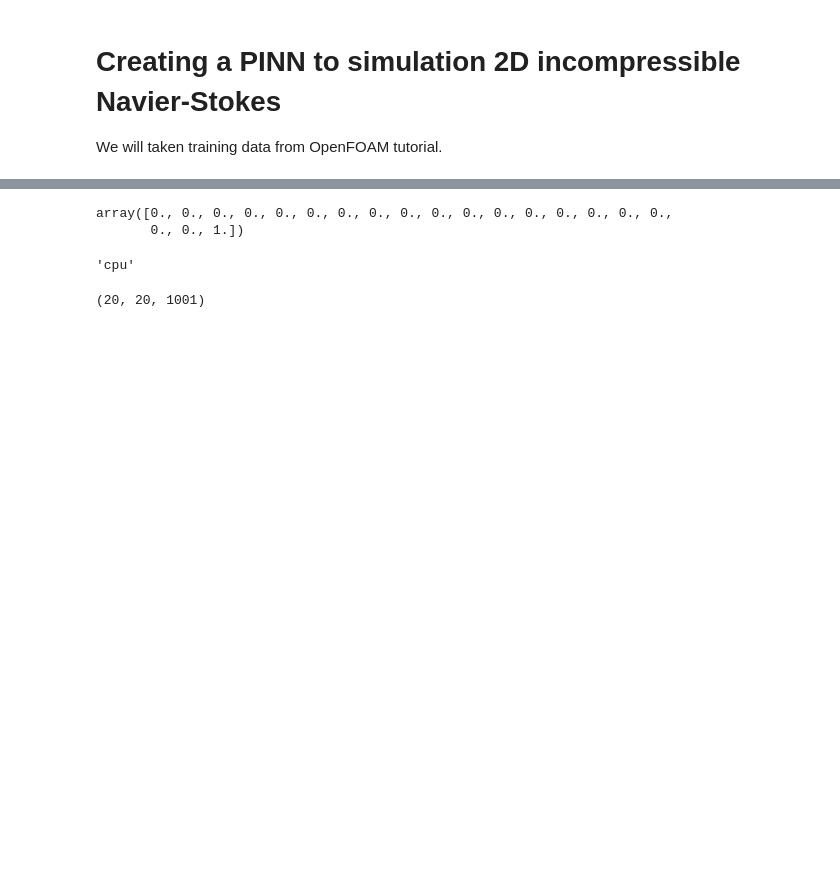
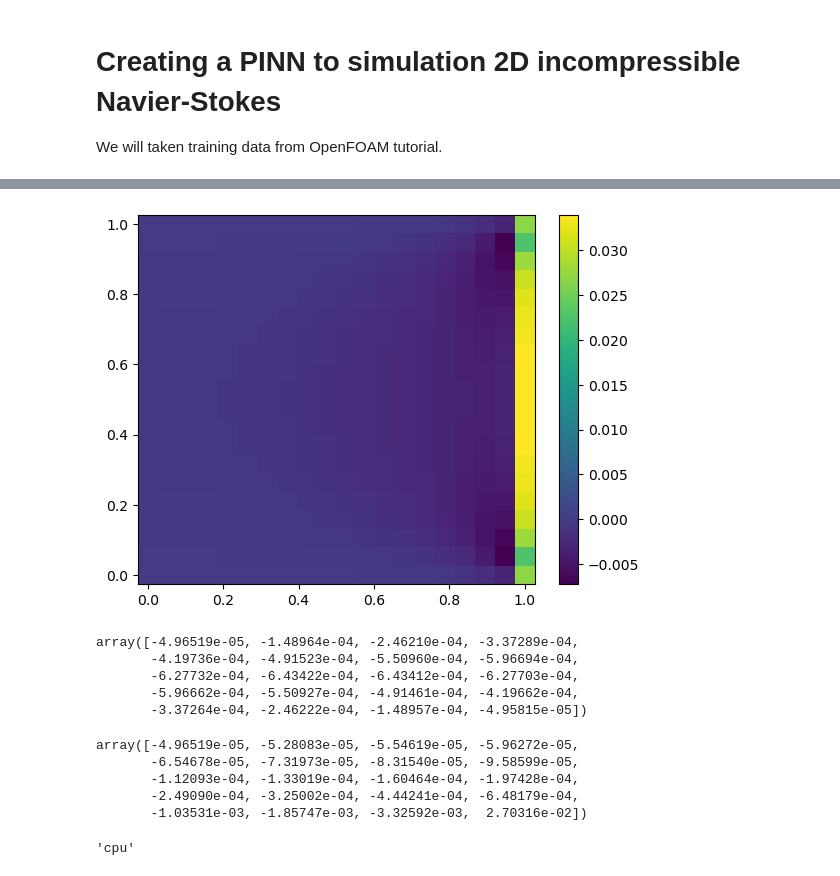
Before and after one commit to harrymchugh/pinns, a Jupyter notebook: src/2d-ns/2d-ns-pinn.ipynb, the cells around one changed output, grey strips where cells are left out. Drawn from its saved outputs; the diff is of its cells as text; code cells hidden in the pictures; blank space fills up the shorter version.

```diff
--- a/src/2d-ns/2d-ns-pinn.ipynb
+++ b/src/2d-ns/2d-ns-pinn.ipynb
@@ -75,5 +94,15 @@ Write interval: 1 ofoam_num_outputs: 1001.0
+# %%
+fig, ax = plt.subplots()
+fig.colorbar(ax.pcolormesh(X, Y, np.flip(u_full[1,:,:]), shading='gouraud'), orientation='vertical')
+ax.pcolormesh(X,Y,u_full[1,:,:])
+plt.show()
+# %% [output]
+[figure, added]
 # %%
-u_full[:,1,0]
+u_full[1,:,0]
 # %% [output]
-array([0., 0., 0., 0., 0., 0., 0., 0., 0., 0., 0., 0., 0., 0., 0., 0., 0.,
-       0., 0., 1.])
+array([-4.96519e-05, -1.48964e-04, -2.46210e-04, -3.37289e-04,
+       -4.19736e-04, -4.91523e-04, -5.50960e-04, -5.96694e-04,
+       -6.27732e-04, -6.43422e-04, -6.43412e-04, -6.27703e-04,
+       -5.96662e-04, -5.50927e-04, -4.91461e-04, -4.19662e-04,
+       -3.37264e-04, -2.46222e-04, -1.48957e-04, -4.95815e-05])
@@ -84,14 +109,14 @@ from sklearn.model_selection import train_test_split
+# %%
+u_full[1,0,:]
+# %% [output]
+array([-4.96519e-05, -5.28083e-05, -5.54619e-05, -5.96272e-05,
+       -6.54678e-05, -7.31973e-05, -8.31540e-05, -9.58599e-05,
+       -1.12093e-04, -1.33019e-04, -1.60464e-04, -1.97428e-04,
+       -2.49090e-04, -3.25002e-04, -4.44241e-04, -6.48179e-04,
+       -1.03531e-03, -1.85747e-03, -3.32592e-03,  2.70316e-02])
 # %%
 #Use GPU if available
 device = 'cuda' if torch.cuda.is_available() else 'cpu'
 device
 # %% [output]
 'cpu'
-# %%
-_, _, grid = np.meshgrid(np.linspace(x_start,x_end,numx),
-                         np.linspace(y_start,y_end,numy),
-                         np.linspace(start_time,end_time,numt))
-
-grid.shape
-# %% [output]
-(20, 20, 1001)
```
Also changed, not shown: parts of 22 cells of this notebook.
